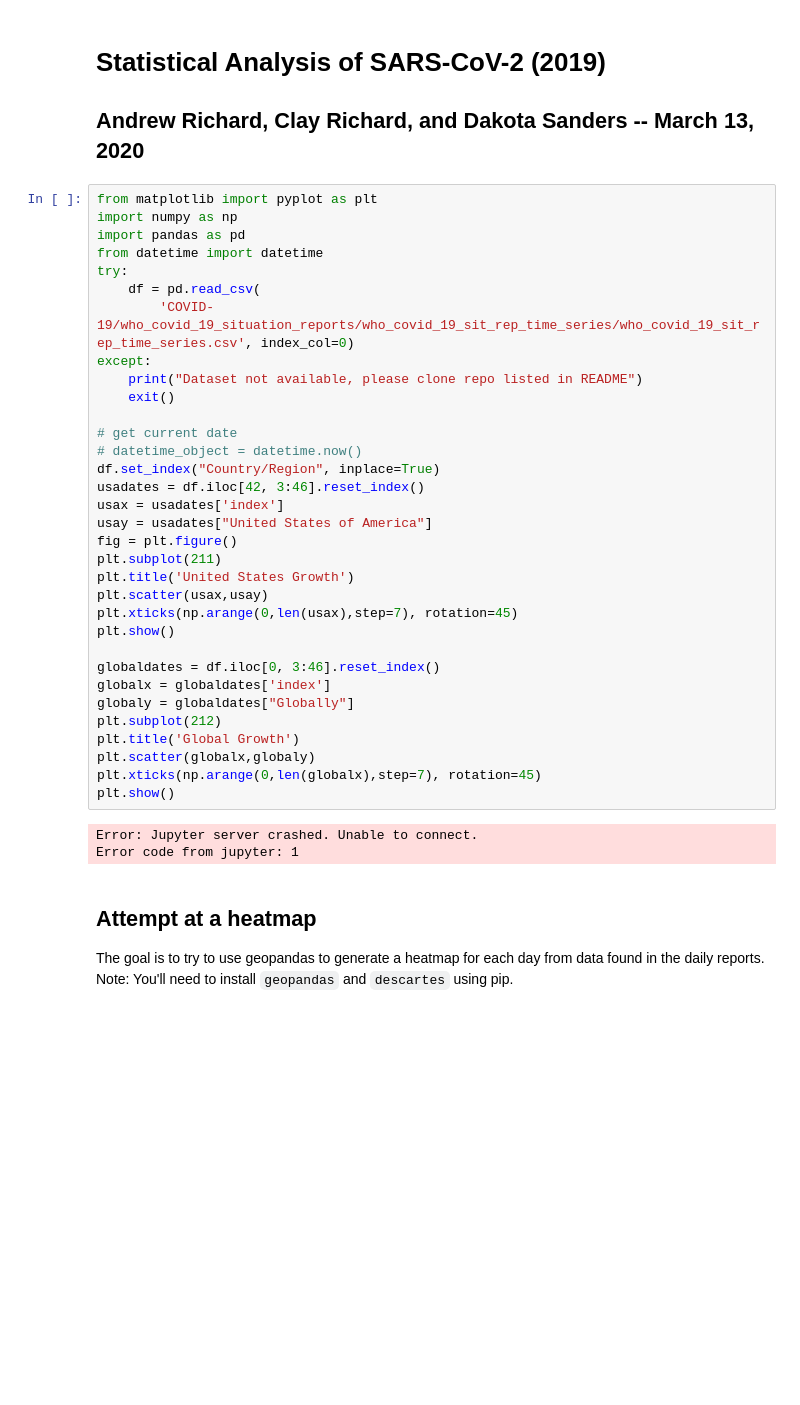
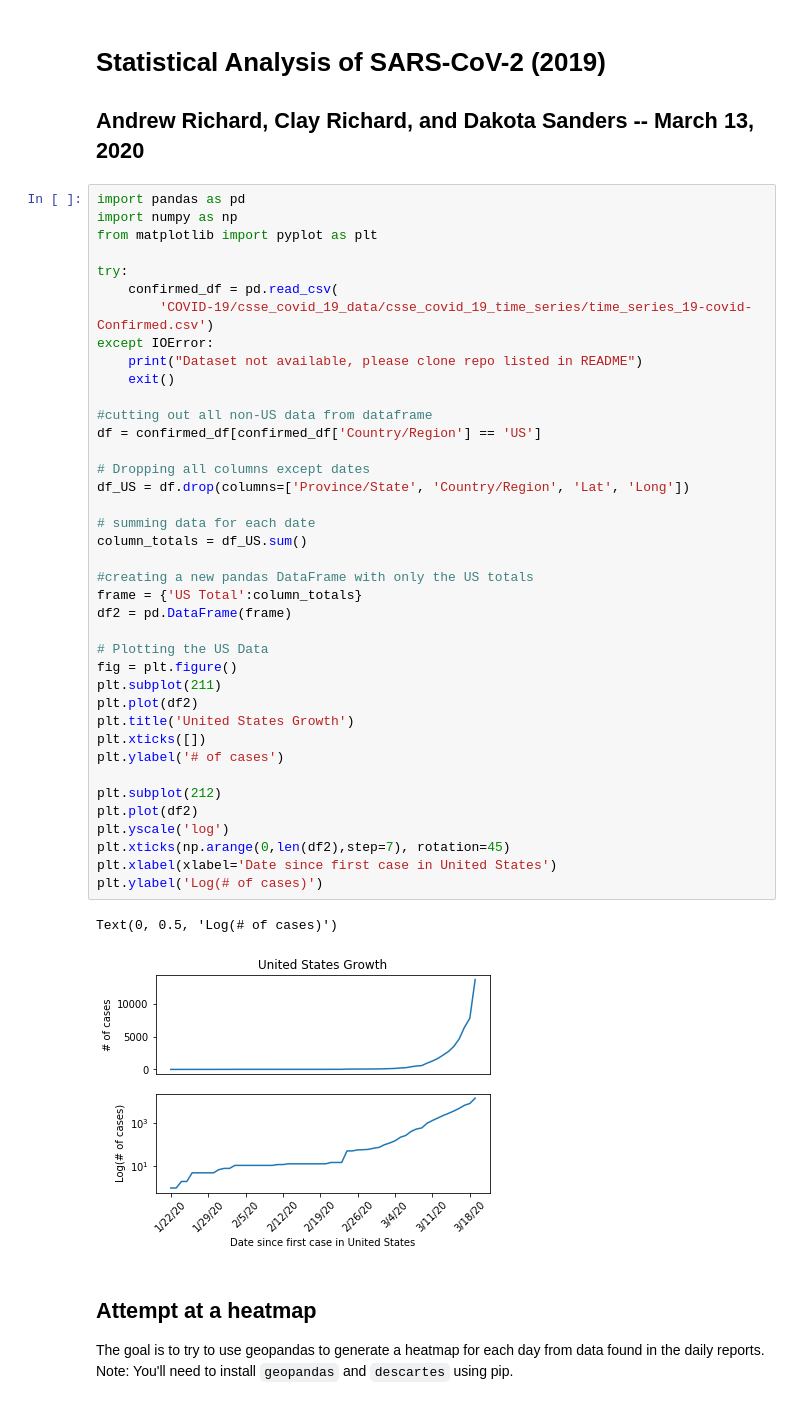
Before and after one commit to DrewRichard7/COVID19, a Jupyter notebook: sarscov2.ipynb, the cells around one changed output. Cells and saved outputs as stored; diff of their text form; blank space fills up the shorter version.

Commit message:
cleaned up US plot - growth a little scary

```diff
--- a/sarscov2.ipynb
+++ b/sarscov2.ipynb
@@ -1,42 +1,48 @@
 # %% [markdown]
 # Statistical Analysis of SARS-CoV-2 (2019)
 ## Andrew Richard, Clay Richard, and Dakota Sanders -- March 13, 2020
-# %%
-from matplotlib import pyplot as plt
-import numpy as np
-import pandas as pd
-from datetime import datetime
-try:
-    df = pd.read_csv(
-        'COVID-19/who_covid_19_situation_reports/who_covid_19_sit_rep_time_series/who_covid_19_sit_rep_time_series.csv', index_col=0)
-except:
-    print("Dataset not available, please clone repo listed in README")
-    exit()
-
-# get current date
-# datetime_object = datetime.now()
-df.set_index("Country/Region", inplace=True)
-usadates = df.iloc[42, 3:46].reset_index()
-usax = usadates['index']
-usay = usadates["United States of America"]
-fig = plt.figure()
-plt.subplot(211)
-plt.title('United States Growth')
-plt.scatter(usax,usay)
-plt.xticks(np.arange(0,len(usax),step=7), rotation=45)
-plt.show()
-
-globaldates = df.iloc[0, 3:46].reset_index()
-globalx = globaldates['index']
-globaly = globaldates["Globally"]
-plt.subplot(212)
-plt.title('Global Growth')
-plt.scatter(globalx,globaly)
-plt.xticks(np.arange(0,len(globalx),step=7), rotation=45)
-plt.show()
-# %% [output]
-Error: Jupyter server crashed. Unable to connect.
-Error code from jupyter: 1
+# %%
+import pandas as pd
+import numpy as np
+from matplotlib import pyplot as plt
+
+try:
+    confirmed_df = pd.read_csv(
+        'COVID-19/csse_covid_19_data/csse_covid_19_time_series/time_series_19-covid-Confirmed.csv')
+except IOError:
+    print("Dataset not available, please clone repo listed in README")
+    exit()
+
+#cutting out all non-US data from dataframe
+df = confirmed_df[confirmed_df['Country/Region'] == 'US']
+
+# Dropping all columns except dates
+df_US = df.drop(columns=['Province/State', 'Country/Region', 'Lat', 'Long'])
+
+# summing data for each date
+column_totals = df_US.sum()
+
+#creating a new pandas DataFrame with only the US totals
+frame = {'US Total':column_totals}
+df2 = pd.DataFrame(frame)
+
+# Plotting the US Data
+fig = plt.figure()
+plt.subplot(211)
+plt.plot(df2)
+plt.title('United States Growth')
+plt.xticks([])
+plt.ylabel('# of cases')
+
+plt.subplot(212)
+plt.plot(df2)
+plt.yscale('log')
+plt.xticks(np.arange(0,len(df2),step=7), rotation=45)
+plt.xlabel(xlabel='Date since first case in United States')
+plt.ylabel('Log(# of cases)')
+# %% [output]
+Text(0, 0.5, 'Log(# of cases)')
+[figure, added]
 # %% [markdown]
 ## Attempt at a heatmap
 The goal is to try to use geopandas to generate a heatmap for each day from data found in the daily reports.
```
